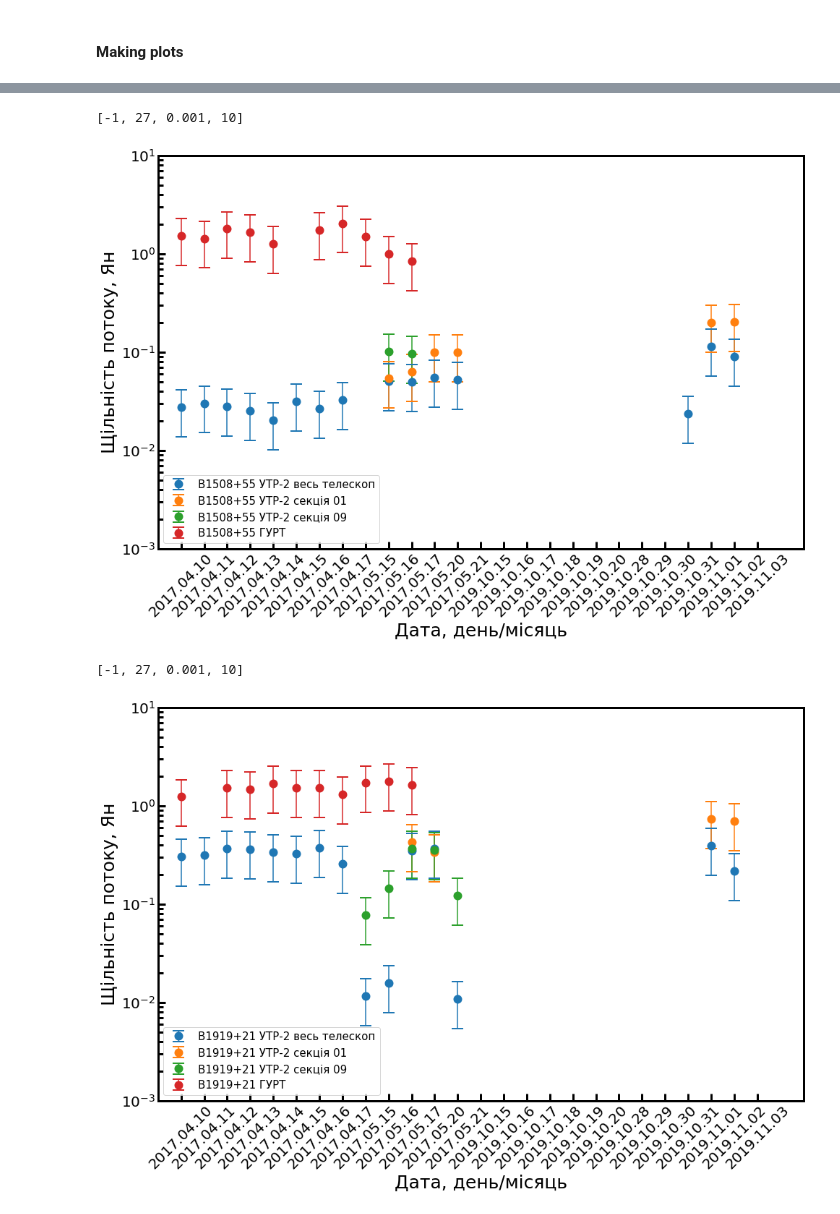
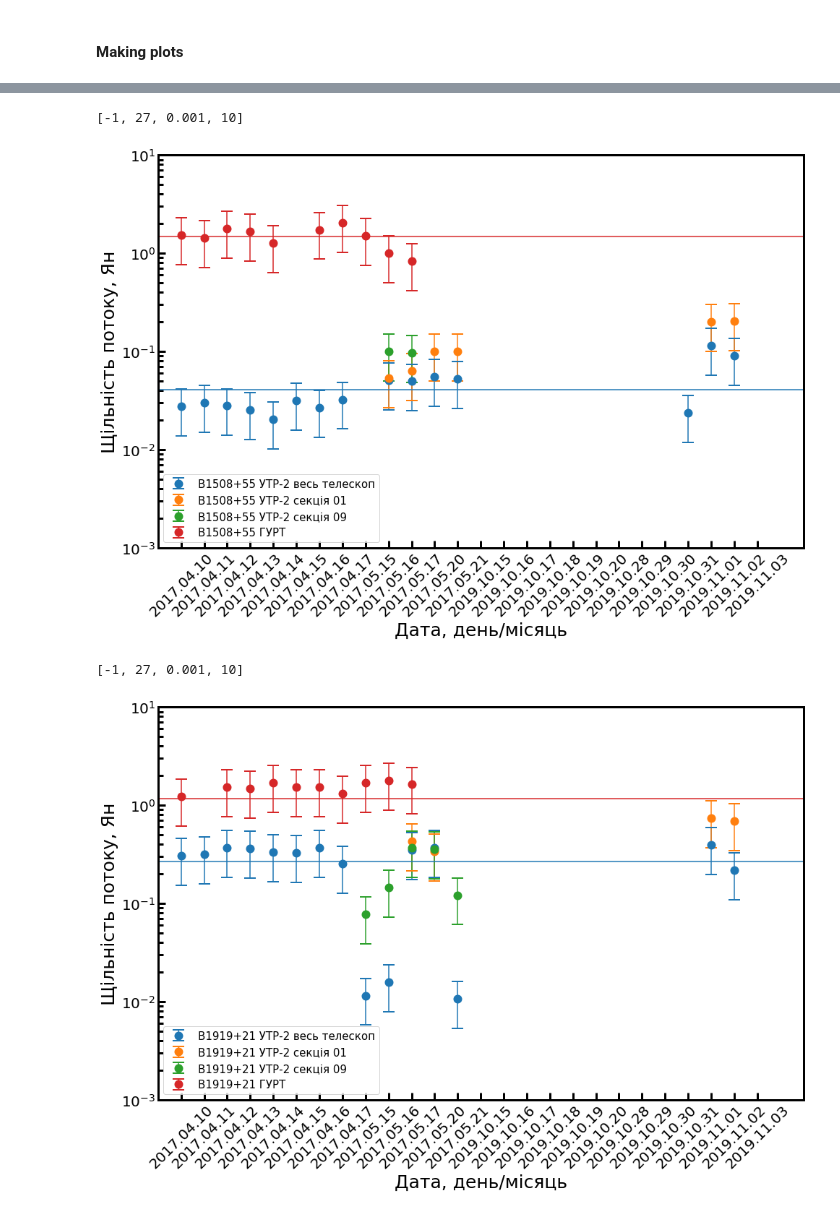
Before and after one commit to serge-yerin/jupyter-radio-astronomy, a Jupyter notebook: pulsars_long-term_flux_changes_pandas.ipynb, the cells around one changed output, grey strips where cells are left out. Cells and saved outputs as stored; diff of their text form; code cells hidden in the pictures.

```diff
--- a/pulsars_long-term_flux_changes_pandas.ipynb
+++ b/pulsars_long-term_flux_changes_pandas.ipynb
@@ -176,6 +161,9 @@ plt.errorbar(pulsar_fluxes['Date'], pulsar_fluxes['B1508+55 flux UTR2 full']   *
 plt.errorbar(pulsar_fluxes['Date'], pulsar_fluxes['B1508+55 flux UTR2 sect 01']*pow(10,26), yerr=pulsar_fluxes['B1508+55 flux UTR2 sect 01']*pow(10,26)*0.5, label = 'B1508+55 УТР-2 секція 01',     fmt='o', markersize=10, capsize=8, markeredgewidth = 2)
 plt.errorbar(pulsar_fluxes['Date'], pulsar_fluxes['B1508+55 flux UTR2 sect 09']*pow(10,26), yerr=pulsar_fluxes['B1508+55 flux UTR2 sect 09']*pow(10,26)*0.5, label = 'B1508+55 УТР-2 секція 09',     fmt='o', markersize=10, capsize=8, markeredgewidth = 2)
 plt.errorbar(pulsar_fluxes['Date'], pulsar_fluxes['B1508+55 flux GURT']        *pow(10,26), yerr=pulsar_fluxes['B1508+55 flux GURT']        *pow(10,26)*0.5, label = 'B1508+55 ГУРТ',                fmt='o', markersize=10, capsize=8, markeredgewidth = 2)
+
+plt.axhline(pulsar_fluxes['B1508+55 flux UTR2 full'].mean()*pow(10,26), color='C0')
+plt.axhline(pulsar_fluxes['B1508+55 flux GURT'].mean()*pow(10,26), color='C3')
 
 for axis in ['top','bottom','left','right']:
   ax.spines[axis].set_linewidth(3.0)
@@ -189,27 +177,30 @@ plt.legend(loc = 'lower left', fontsize = 15)
 plt.axis([-1, len(pulsar_fluxes.index)+1, 0.001, 10])
 # %% [output]
 [-1, 27, 0.001, 10]
-[figure, old version]
+[figure, new version]
 # %%
 plt.figure(facecolor = 'white', figsize = (16, 10))
 ax = plt.subplot(111)
 ax.set_yscale("log", nonposy='clip')
 
 plt.errorbar(pulsar_fluxes['Date'], pulsar_fluxes['B1919+21 flux UTR2 full']   *pow(10,26), yerr=pulsar_fluxes['B1919+21 flux UTR2 full']   *pow(10,26)*0.5, label = 'B1919+21 УТР-2 весь телескоп', fmt='o', markersize=10, capsize=8, markeredgewidth = 2)
 plt.errorbar(pulsar_fluxes['Date'], pulsar_fluxes['B1919+21 flux UTR2 sect 01']*pow(10,26), yerr=pulsar_fluxes['B1919+21 flux UTR2 sect 01']*pow(10,26)*0.5, label = 'B1919+21 УТР-2 секція 01',     fmt='o', markersize=10, capsize=8, markeredgewidth = 2)
 plt.errorbar(pulsar_fluxes['Date'], pulsar_fluxes['B1919+21 flux UTR2 sect 09']*pow(10,26), yerr=pulsar_fluxes['B1919+21 flux UTR2 sect 09']*pow(10,26)*0.5, label = 'B1919+21 УТР-2 секція 09',     fmt='o', markersize=10, capsize=8, markeredgewidth = 2)
 plt.errorbar(pulsar_fluxes['Date'], pulsar_fluxes['B1919+21 flux GURT']        *pow(10,26), yerr=pulsar_fluxes['B1919+21 flux GURT']        *pow(10,26)*0.5, label = 'B1919+21 ГУРТ',                fmt='o', markersize=10, capsize=8, markeredgewidth = 2)
+
+plt.axhline(pulsar_fluxes['B1919+21 flux UTR2 full'].mean()*pow(10,26), color='C0')
+plt.axhline(pulsar_fluxes['B1919+21 flux GURT'].mean()*pow(10,26), color='C3')
 
 for axis in ['top','bottom','left','right']:
   ax.spines[axis].set_linewidth(3.0)
 ax.xaxis.set_tick_params(width=3, which='both', direction='in', length=10, labelsize = 20)
 ax.yaxis.set_tick_params(width=3, which='major', direction='in', length=10, labelsize = 20)
 ax.yaxis.set_tick_params(width=3, which='minor', direction='in', length=7, labelsize = 20)
 plt.xlabel('Дата, день/місяць', fontsize=25)
 plt.ylabel('Щільність потоку, Ян', fontsize=25)
 plt.xticks(rotation=45)
 plt.legend(loc = 'lower left', fontsize = 15)
 plt.axis([-1, len(pulsar_fluxes.index)+1, 0.001, 10])
 # %% [output]
 [-1, 27, 0.001, 10]
-[figure, old version]
+[figure, new version]
```
Also changed, not shown: parts of 2 cells of this notebook.
